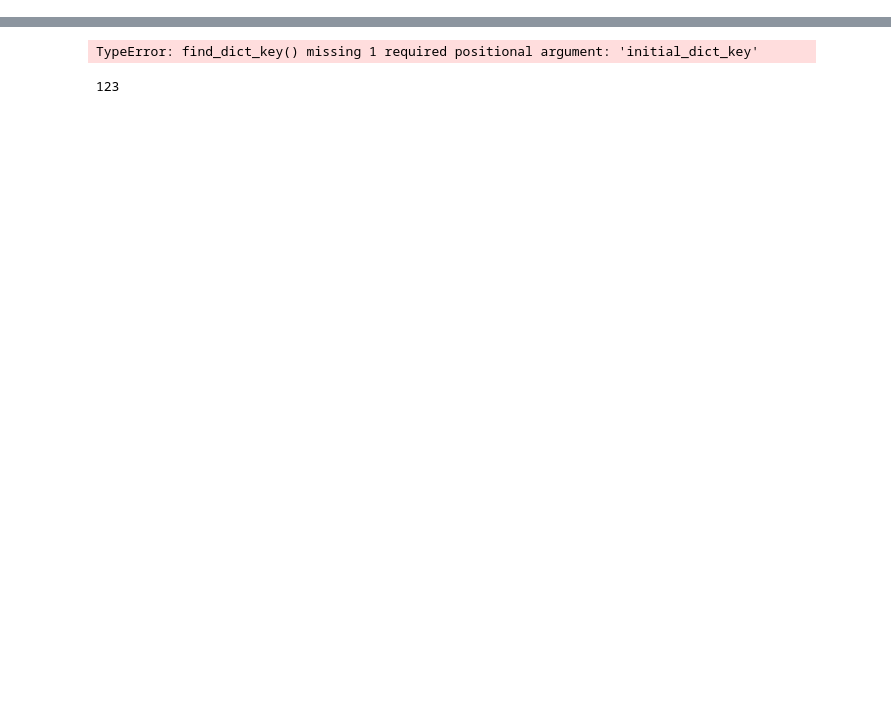
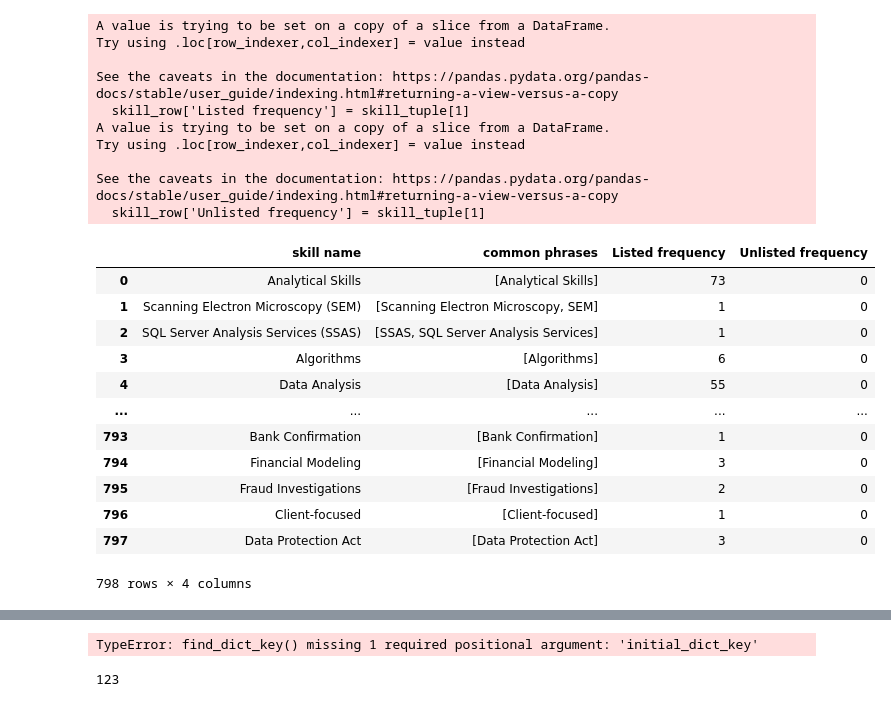
Before and after one commit to naimiskandar22/LinkedIn-Job-Posts-Analysis, a Jupyter notebook: jobs_analysis.ipynb, the cells around one changed output, grey strips where cells are left out. Drawn from its saved outputs; the diff is of its cells as text; code cells hidden in the pictures; blank space fills up the shorter version.

```diff
--- a/jobs_analysis.ipynb
+++ b/jobs_analysis.ipynb
@@ -6,0 +915,54 @@ import json
+# %%
+df_top_skills['Listed frequency'] = 0
+df_top_skills['Unlisted frequency'] = 0
+
+def group_list(lst):
+
+    return list(zip(Counter(lst).keys(), Counter(lst).values()))
+
+combined_listed_skill_lists = list(itertools.chain.from_iterable(df_jobs[pd.isna(df_jobs['Job Skills']) == False]['Job Skills'].values))
+combined_unlisted_skill_lists = list(itertools.chain.from_iterable(df_jobs['Unlisted Skill'].values))
+
+listed_skills_grouped = group_list(combined_listed_skill_lists)
+unlisted_skills_grouped = group_list(combined_unlisted_skill_lists)
+# print(listed_skills_grouped)
+# print(unlisted_skills_grouped)
+
+for skill_tuple in listed_skills_grouped:
+    skill_row = df_top_skills[df_top_skills['skill name'] == skill_tuple[0]]
+
+    skill_row['Listed frequency'] = skill_tuple[1]
+    df_top_skills.loc[skill_row.index] = skill_row
+
+
+for skill_tuple in unlisted_skills_grouped:
+    skill_row = df_top_skills[df_top_skills['skill name'] == skill_tuple[0]]
+
+    skill_row['Unlisted frequency'] = skill_tuple[1]
+    df_top_skills.loc[skill_row.index] = skill_row
+
+df_top_skills
+# %% [output]
+A value is trying to be set on a copy of a slice from a DataFrame.
+Try using .loc[row_indexer,col_indexer] = value instead
+
+See the caveats in the documentation: https://pandas.pydata.org/pandas-docs/stable/user_guide/indexing.html#returning-a-view-versus-a-copy
+  skill_row['Listed frequency'] = skill_tuple[1]
+A value is trying to be set on a copy of a slice from a DataFrame.
+Try using .loc[row_indexer,col_indexer] = value instead
+
+See the caveats in the documentation: https://pandas.pydata.org/pandas-docs/stable/user_guide/indexing.html#returning-a-view-versus-a-copy
+  skill_row['Unlisted frequency'] = skill_tuple[1]
+|  | skill name | common phrases | Listed frequency | Unlisted frequency |
+| 0 | Analytical Skills | [Analytical Skills] | 73 | 0 |
+| 1 | Scanning Electron Microscopy (SEM) | [Scanning Electron Microscopy, SEM] | 1 | 0 |
+| 2 | SQL Server Analysis Services (SSAS) | [SSAS, SQL Server Analysis Services] | 1 | 0 |
+| 3 | Algorithms | [Algorithms] | 6 | 0 |
+| 4 | Data Analysis | [Data Analysis] | 55 | 0 |
+| ... | ... | ... | ... | ... |
+| 793 | Bank Confirmation | [Bank Confirmation] | 1 | 0 |
+| 794 | Financial Modeling | [Financial Modeling] | 3 | 0 |
+| 795 | Fraud Investigations | [Fraud Investigations] | 2 | 0 |
+| 796 | Client-focused | [Client-focused] | 1 | 0 |
+| 797 | Data Protection Act | [Data Protection Act] | 3 | 0 |
+798 rows × 4 columns
```
Also changed, not shown: parts of 39 cells of this notebook, 4 other files.
